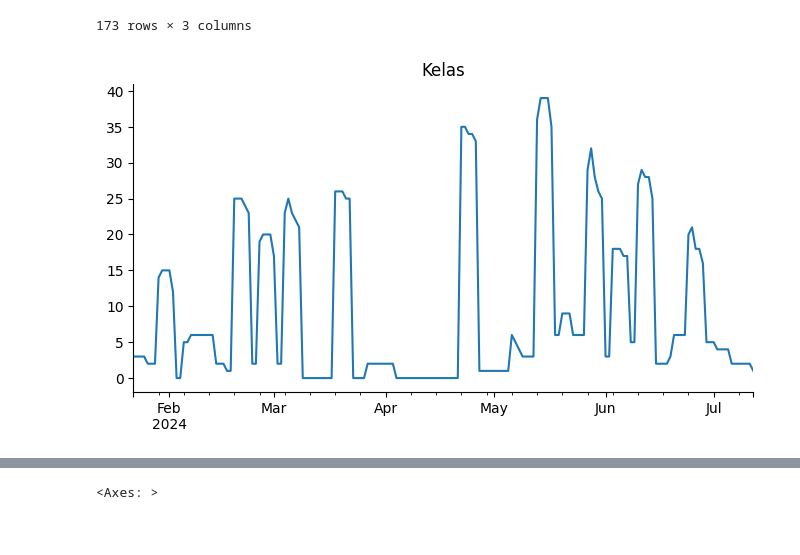
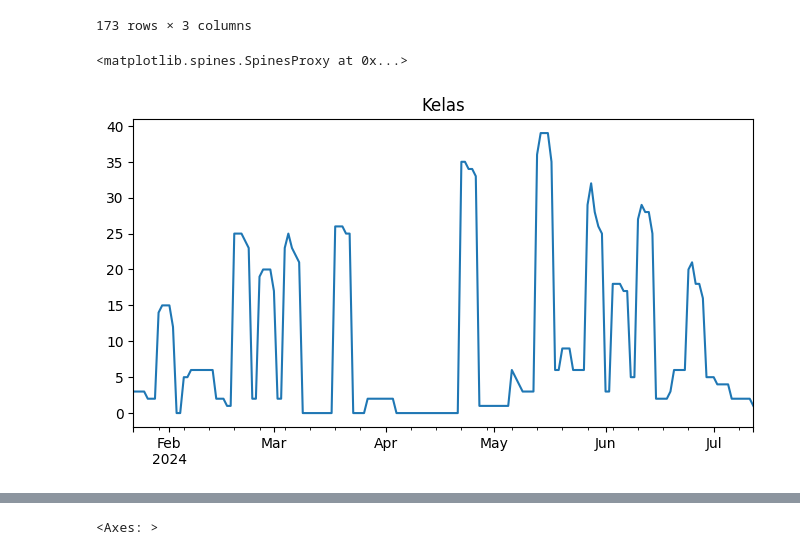
Before and after one commit to teduhafr/coba_spreadsheet, a Jupyter notebook: visualisasi_data.ipynb, the cells around one changed output, grey strips where cells are left out. Cells and saved outputs as stored; diff of their text form; code cells hidden in the pictures.

```diff
--- a/visualisasi_data.ipynb
+++ b/visualisasi_data.ipynb
@@ -66,10 +66,11 @@ heatmap_data
 # %%
 # @title Kelas
 
 from matplotlib import pyplot as plt
 heatmap_data['Kelas'].plot(kind='line', figsize=(8, 4), title='Kelas')
-plt.gca().spines[['top', 'right']].set_visible(False)
+plt.gca().spines[['top', 'right']]
 # %% [output]
+<matplotlib.spines.SpinesProxy at 0x...>
-[figure, old version]
+[figure, new version]
 # %%
 #import calender map
```
Also changed, not shown: parts of 4 cells of this notebook, 3 other files.
